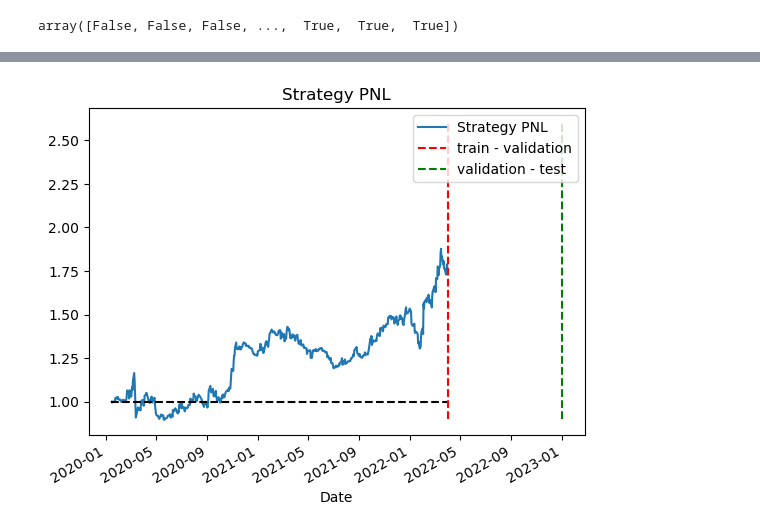
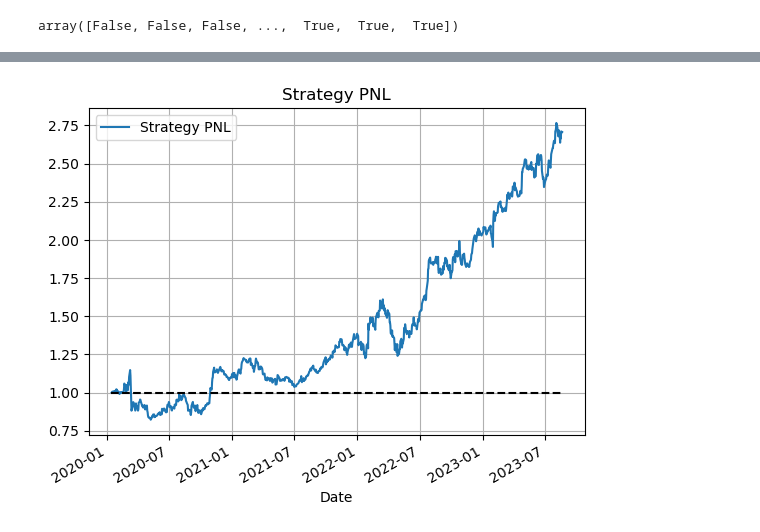
Before and after one commit to sabrinasartori/itau-quant-challenge, a Jupyter notebook: notebooks/lstm/02-lstm_sentiment.ipynb, the cells around one changed output, grey strips where cells are left out. Drawn from its saved outputs; the diff is of its cells as text; code cells hidden in the pictures.

```diff
--- a/notebooks/lstm/02-lstm_sentiment.ipynb
+++ b/notebooks/lstm/02-lstm_sentiment.ipynb
@@ -305,6 +322,8 @@ optimiser = torch.optim.Adam(model.parameters(), lr=0.05)
 
 train_error = []
 val_error = []
+best_model = deepcopy(model)
+idx_best = 0
 for t in tqdm(range(num_epochs)):
     epoch_error_train = []
     epoch_error_val = []
@@ -329,4 +348,7 @@ for t in tqdm(range(num_epochs)):
     train_error.append(np.mean(epoch_error_train))
     val_error.append(np.mean(epoch_error_val))
 
+    if (epoch_error_val <= np.min(val_error)):
+        best_model = deepcopy(model)
+        idx_best = t
         # print(f"Epoch {t+1} error : {np.mean(epoch_accuracy)}")
@@ -333,8 +374,8 @@ for t in tqdm(range(num_epochs)):
 # %%
-y_pred_test = model(X_test_tensor)\
+y_pred_test = best_model(X_test_tensor)\
     .detach()\
     .numpy()
 
-y_pred_train = model(X_train_tensor)\
+y_pred_train = best_model(X_train_tensor)\
     .detach()\
     .numpy()
@@ -676,0 +486,8 @@ plt.savefig(f"img/strategy_total_{period}.png", bbox_inches = "tight" )
+# %%
+backtester = Backtester(
+    universe,
+    y_pred_train,
+    y_pred_test,
+    y_train,
+    y_test
+)
@@ -677,43 +507,47 @@ plt.savefig(f"img/strategy_total_{period}.png", bbox_inches = "tight" )
+# %%
+period = 'full_period'
+pnl_total = backtester.get_backtest_pnl()[period]
 # %%
 plt.title("Strategy PNL")
 
 pnl_total\
     .add(1)\
     .cumprod()\
     .plot(
         label = "Strategy PNL"
     )
 
 plt.hlines(
     y = 1,
     xmin= pnl_total.index[0],
     xmax = pnl_total.index[-1],
     colors= "black",
     linestyles= "dashed"
 )
 
-plt.vlines(
-    x = pd.to_datetime("2022-04"),
-    ymin = 0.9,
-    ymax = 2.6,
-    colors= "red",
-    linestyles= "dashed",
-    label = "train - validation"
-)
+# plt.vlines(
+#     x = pd.to_datetime("2022-04"),
+#     ymin = 0.9,
+#     ymax = 2.6,
+#     colors= "red",
+#     linestyles= "dashed",
+#     label = "train - validation"
+# )
 
-plt.vlines(
-    x = pd.to_datetime('2023-01'),
-    ymin = 0.9,
-    ymax = 2.6,
-    colors= "green",
-    linestyles= "dashed",
-    label = "validation - test"
-)
+# plt.vlines(
+#     x = pd.to_datetime('2023-01'),
+#     ymin = 0.9,
+#     ymax = 2.6,
+#     colors= "green",
+#     linestyles= "dashed",
+#     label = "validation - test"
+# )
 
 plt.legend()
-plt.savefig(f"img/strategy_{period}.png", bbox_inches = "tight")
+plt.grid()
+# plt.savefig(f"img/strategy_{period}.png", bbox_inches = "tight")
 # %% [output]
-[figure, old version]
+[figure, new version]
 # %%
 (pnl_total.mean())/pnl_total.std() * np.sqrt(252)
 # %% [output]
```
Also changed, not shown: parts of 46 cells of this notebook.
